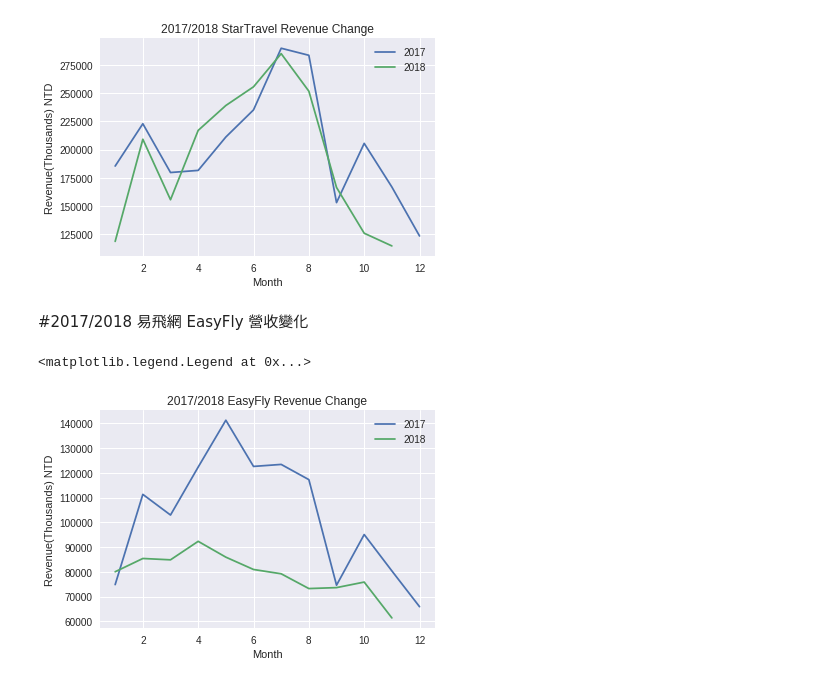
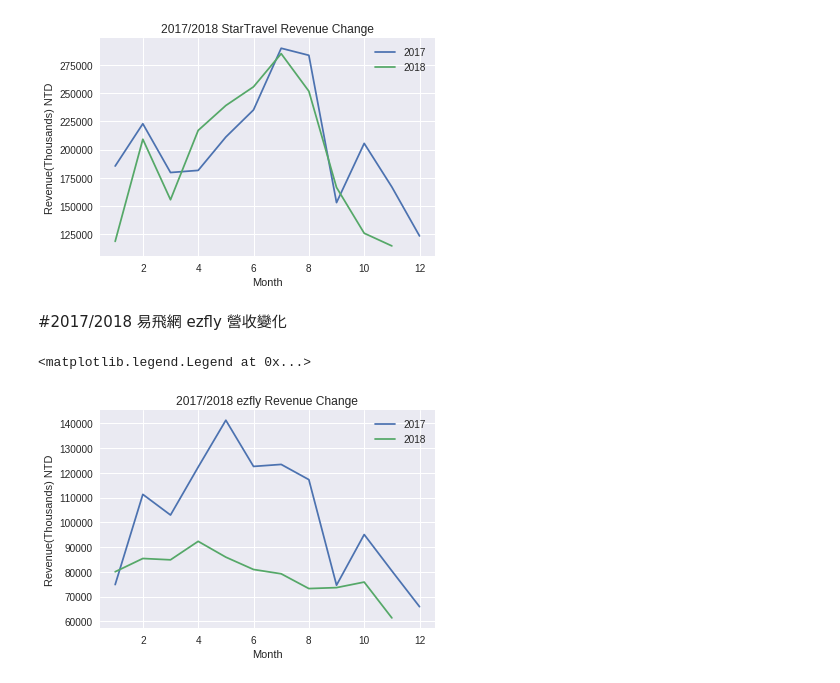
Before and after one commit to cwcheng0/LionTravel, a Jupyter notebook: TaiwanTourismMonthly.ipynb, the cells around one changed output. Drawn from its saved outputs; the diff is of its cells as text; code cells hidden in the pictures.

```diff
--- a/TaiwanTourismMonthly.ipynb
+++ b/TaiwanTourismMonthly.ipynb
@@ -1020,16 +1020,16 @@ Richmond =  [415018,430791,377055,413532,481554,450686,556761,557248,438669,4335
 StarTravel = [114542,125794,166387,251706,284985,255601,239028,216938,155486,209103,118546]
 
 #易飛
-EasyFly = [61410,75873,73636,73252,79215,80954,85930,92315,84852,85393,80037]
+ezfly = [61410,75873,73636,73252,79215,80954,85930,92315,84852,85393,80037]
 
 plt.plot(month, LifeTour, label= "LifeTour")
 plt.plot(month, Richmond, label= "Richmond")
 plt.plot(month, StarTravel, label= "StarTravel")
-plt.plot(month, EasyFly, label= "EasyFly")
+plt.plot(month, ezfly, label= "ezfly")
 
 plt.xlabel('Month')
 plt.ylabel('Revenue(Thousands)')
-plt.title('2018 OTC Tourism Revenues')
+plt.title('2018 OTC Tourism Revenue Change')
 plt.legend()
 # %% [output]
 <matplotlib.legend.Legend at 0x...>
@@ -1048,12 +1048,12 @@ Richmond_2017 =  [249753,356412,356424,545384,481618,500768,497176,430474,380834
 StarTravel_2017 = [185335,222852,179614,181496,211095,235129,289787,283535,152938,205437,166785,123350]
 
 #易飛
-EasyFly_2017 = [74853,111266,102929,122288,141180,122544,123353,117215,74618,95057,80382,65940]
+ezfly_2017 = [74853,111266,102929,122288,141180,122544,123353,117215,74618,95057,80382,65940]
 
 plt.plot(month_2017, LifeTour_2017, label= "LifeTour")
 plt.plot(month_2017, Richmond_2017, label= "Richmond")
 plt.plot(month_2017, StarTravel_2017, label= "StarTravel")
-plt.plot(month_2017, EasyFly_2017, label= "EasyFly")
+plt.plot(month_2017, ezfly_2017, label= "ezfly")
 
 plt.xlabel('Month')
 plt.ylabel('Revenue(Thousands)')
@@ -1105,16 +1105,16 @@ plt.legend()
 <matplotlib.legend.Legend at 0x...>
 [figure]
 # %% [markdown]
-#2017/2018 易飛網 EasyFly 營收變化
+#2017/2018 易飛網 ezfly 營收變化
 # %%
-# 2017/2018 EasyFly Revenues Change
+# 2017/2018 ezfly Revenues Change
 # 易飛網
-plt.plot(month_2017, EasyFly_2017, label="2017")
-plt.plot(month, EasyFly, label="2018")
+plt.plot(month_2017, ezfly_2017, label="2017")
+plt.plot(month, ezfly, label="2018")
 plt.xlabel('Month')
 plt.ylabel('Revenue(Thousands) NTD')
-plt.title('2017/2018 EasyFly Revenue Change')
+plt.title('2017/2018 ezfly Revenue Change')
 plt.legend()
 # %% [output]
 <matplotlib.legend.Legend at 0x...>
-[figure, old version]
+[figure, new version]
```
Also changed, not shown: parts of 12 cells of this notebook.
